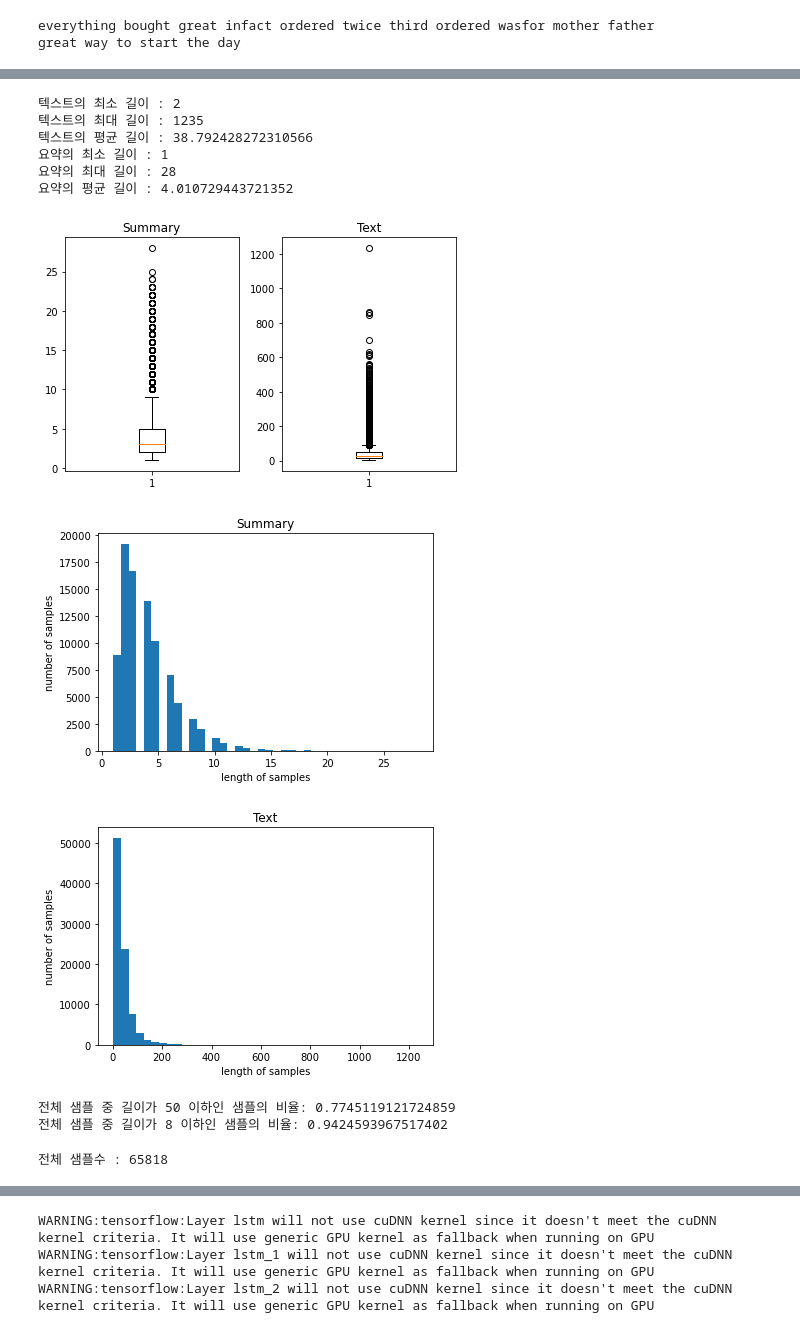
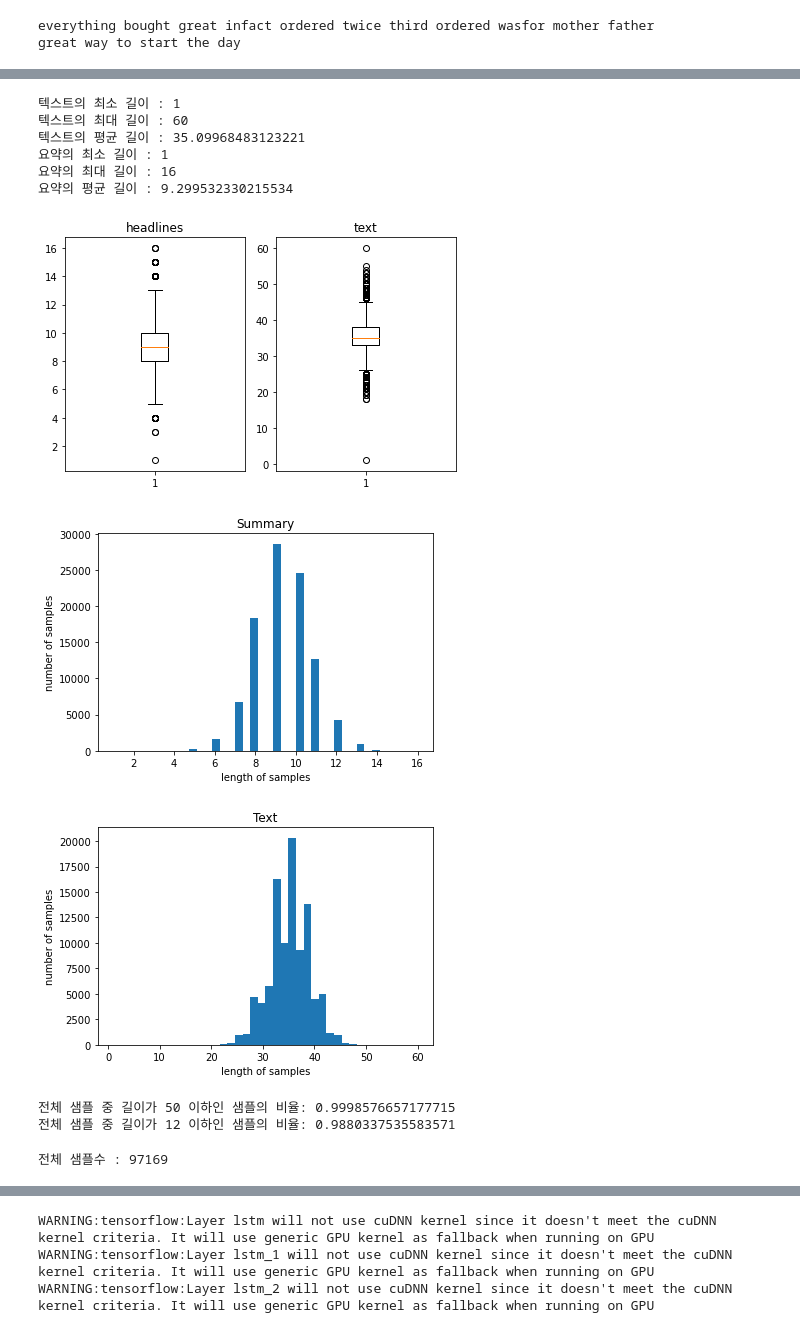
Before and after one commit to Jeonda/aiffel, a Jupyter notebook: [E11]News_Summarization.ipynb, the cells around one changed output, grey strips where cells are left out. Cells and saved outputs as stored; diff of their text form; code cells hidden in the pictures.

```diff
--- a/[E11]News_Summarization.ipynb
+++ b/[E11]News_Summarization.ipynb
@@ -61,4 +78,4 @@ Summary 열에서 중복을 배제한 유일한 샘플의 수 : 72348
 # %%
-data.drop_duplicates(subset = ['Text'], inplace = True)
+data.drop_duplicates(subset = ['text'], inplace = True)
 print('전체 샘플수 :',(len(data)))
 # %% [output]
@@ -140,7 +157,7 @@ great way to start the day
 clean_text = []
 
 # 전체 Text 데이터에 대한 전처리 : 10분 이상 시간이 걸릴 수 있습니다.
-for s in data['Text']:
+for s in data['text']:
     clean_text.append(preprocess_sentence(s))
 
 # 전처리 후 출력
@@ -155,7 +172,7 @@ clean_text[:5]
 clean_summary = []
 
 # 전체 Summary 데이터에 대한 전처리 : 5분 이상 시간이 걸릴 수 있습니다.
-for s in data['Summary']:
+for s in data['headlines']:
     clean_summary.append(preprocess_sentence(s, False))
 
 clean_summary[:5]
@@ -168,6 +185,6 @@ clean_summary[:5]
 # %%
-data['Text'] = clean_text
-data['Summary'] = clean_summary
+data['text'] = clean_text
+data['headlines'] = clean_summary
 
 # 빈 값을 Null 값으로 변환
 data.replace('', np.nan, inplace=True)
@@ -186,45 +203,45 @@ print('전체 샘플수 :',(len(data)))#데이터 전처리 함수
 # 길이 분포 출력
 import matplotlib.pyplot as plt
 
-text_len = [len(s.split()) for s in data['Text']]
-summary_len = [len(s.split()) for s in data['Summary']]
+text_len = [len(s.split()) for s in data['text']]
+summary_len = [len(s.split()) for s in data['headlines']]
 
 print('텍스트의 최소 길이 : {}'.format(np.min(text_len)))
 print('텍스트의 최대 길이 : {}'.format(np.max(text_len)))
 print('텍스트의 평균 길이 : {}'.format(np.mean(text_len)))
 print('요약의 최소 길이 : {}'.format(np.min(summary_len)))
 print('요약의 최대 길이 : {}'.format(np.max(summary_len)))
 print('요약의 평균 길이 : {}'.format(np.mean(summary_len)))
 
 plt.subplot(1,2,1)
 plt.boxplot(summary_len)
-plt.title('Summary')
+plt.title('headlines')
 plt.subplot(1,2,2)
 plt.boxplot(text_len)
-plt.title('Text')
+plt.title('text')
 plt.tight_layout()
 plt.show()
 
 plt.title('Summary')
 plt.hist(summary_len, bins = 40)
 plt.xlabel('length of samples')
 plt.ylabel('number of samples')
 plt.show()
 
 plt.title('Text')
 plt.hist(text_len, bins = 40)
 plt.xlabel('length of samples')
 plt.ylabel('number of samples')
 plt.show()
 # %% [output]
-텍스트의 최소 길이 : 2
-텍스트의 최대 길이 : 1235
-텍스트의 평균 길이 : 38.792428272310566
+텍스트의 최소 길이 : 1
+텍스트의 최대 길이 : 60
+텍스트의 평균 길이 : 35.09968483123221
 요약의 최소 길이 : 1
-요약의 최대 길이 : 28
-요약의 평균 길이 : 4.010729443721352
+요약의 최대 길이 : 16
+요약의 평균 길이 : 9.299532330215534
-[figure, old version]
+[figure, new version]
-[figure, old version]
+[figure, new version]
-[figure, old version]
+[figure, new version]
 # %%
 text_max_len = 50
@@ -237,16 +254,16 @@ def below_threshold_len(max_len, nested_list):
         cnt = cnt + 1
   print('전체 샘플 중 길이가 %s 이하인 샘플의 비율: %s'%(max_len, (cnt / len(nested_list))))
 # %%
-below_threshold_len(text_max_len, data['Text'])
-below_threshold_len(summary_max_len,  data['Summary'])
+below_threshold_len(text_max_len, data['text'])
+below_threshold_len(summary_max_len,  data['headlines'])
 # %% [output]
-전체 샘플 중 길이가 50 이하인 샘플의 비율: 0.7745119121724859
-전체 샘플 중 길이가 8 이하인 샘플의 비율: 0.9424593967517402
+전체 샘플 중 길이가 50 이하인 샘플의 비율: 0.9998576657177715
+전체 샘플 중 길이가 12 이하인 샘플의 비율: 0.9880337535583571
 # %%
-data = data[data['Text'].apply(lambda x: len(x.split()) <= text_max_len)]
-data = data[data['Summary'].apply(lambda x: len(x.split()) <= summary_max_len)]
+data = data[data['text'].apply(lambda x: len(x.split()) <= text_max_len)]
+data = data[data['headlines'].apply(lambda x: len(x.split()) <= summary_max_len)]
 print('전체 샘플수 :',(len(data)))
 # %% [output]
-전체 샘플수 : 65818
+전체 샘플수 : 97169
 # %%
 #요약 데이터에는 시작 토큰과 종료 토큰을 추가한다.
```
Also changed, not shown: parts of 52 cells of this notebook.
